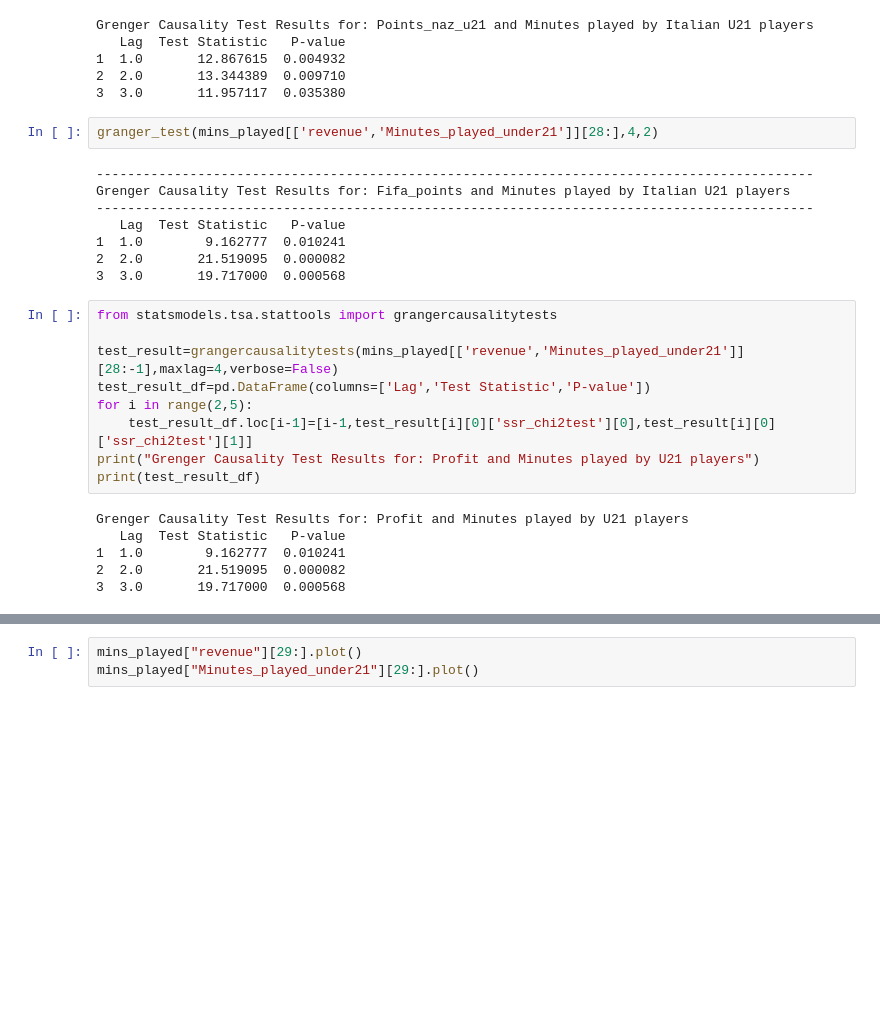
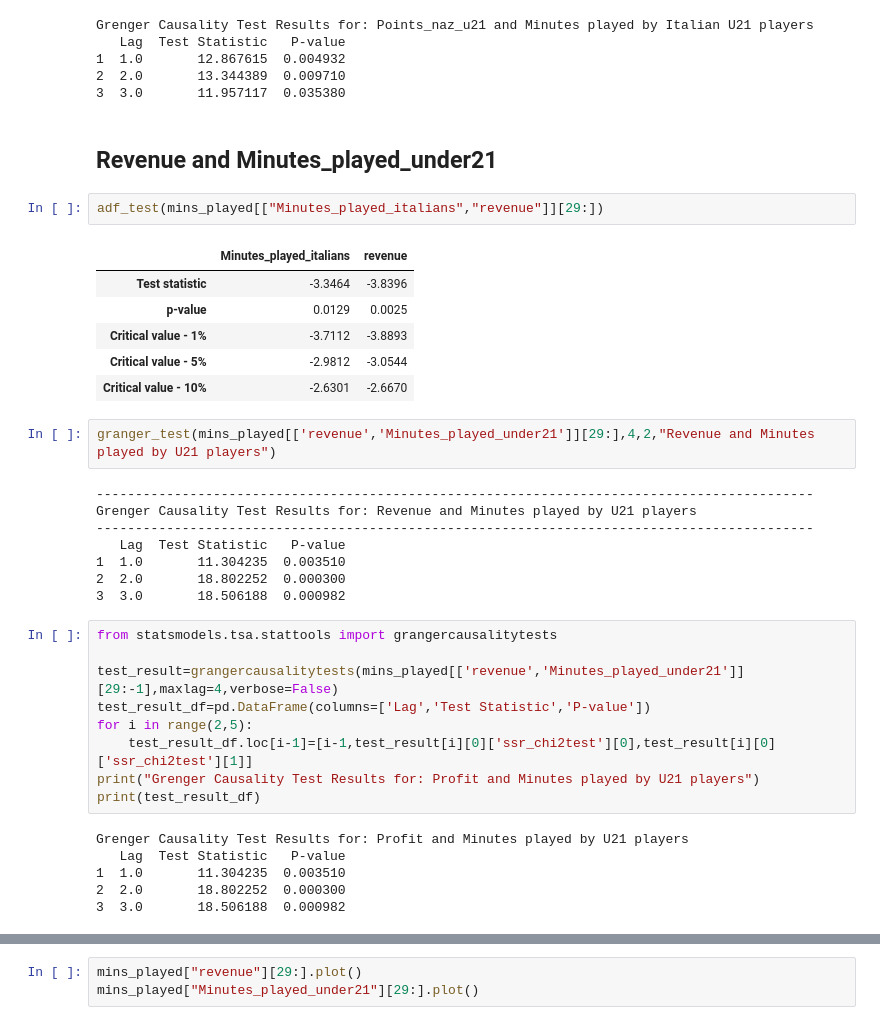
Before and after one commit to frapic98/Minutes-played-by-under-21-players-in-Serie-a, a Jupyter notebook: granger_casuality_ccn.ipynb, the cells around one changed output, grey strips where cells are left out. Cells and saved outputs as stored; diff of their text form; blank space fills up the shorter version.

```diff
--- a/granger_casuality_ccn.ipynb
+++ b/granger_casuality_ccn.ipynb
@@ -199,20 +202,31 @@ Grenger Causality Test Results for: Points_naz_u21 and Minutes played by Italian
 1  1.0       12.867615  0.004932
 2  2.0       13.344389  0.009710
 3  3.0       11.957117  0.035380
+# %% [markdown]
+## Revenue and Minutes_played_under21
+# %%
+adf_test(mins_played[["Minutes_played_italians","revenue"]][29:])
+# %% [output]
+|  | Minutes_played_italians | revenue |
+| Test statistic | -3.3464 | -3.8396 |
+| p-value | 0.0129 | 0.0025 |
+| Critical value - 1% | -3.7112 | -3.8893 |
+| Critical value - 5% | -2.9812 | -3.0544 |
+| Critical value - 10% | -2.6301 | -2.6670 |
 # %%
-granger_test(mins_played[['revenue','Minutes_played_under21']][28:],4,2)
+granger_test(mins_played[['revenue','Minutes_played_under21']][29:],4,2,"Revenue and Minutes played by U21 players")
 # %% [output]
 --------------------------------------------------------------------------------------------
-Grenger Causality Test Results for: Fifa_points and Minutes played by Italian U21 players
+Grenger Causality Test Results for: Revenue and Minutes played by U21 players
 --------------------------------------------------------------------------------------------
    Lag  Test Statistic   P-value
-1  1.0        9.162777  0.010241
-2  2.0       21.519095  0.000082
-3  3.0       19.717000  0.000568
+1  1.0       11.304235  0.003510
+2  2.0       18.802252  0.000300
+3  3.0       18.506188  0.000982
 # %%
 from statsmodels.tsa.stattools import grangercausalitytests
 
-test_result=grangercausalitytests(mins_played[['revenue','Minutes_played_under21']][28:-1],maxlag=4,verbose=False)
+test_result=grangercausalitytests(mins_played[['revenue','Minutes_played_under21']][29:-1],maxlag=4,verbose=False)
 test_result_df=pd.DataFrame(columns=['Lag','Test Statistic','P-value'])
 for i in range(2,5):
     test_result_df.loc[i-1]=[i-1,test_result[i][0]['ssr_chi2test'][0],test_result[i][0]['ssr_chi2test'][1]]
@@ -221,9 +235,9 @@ print(test_result_df)
 # %% [output]
 Grenger Causality Test Results for: Profit and Minutes played by U21 players
    Lag  Test Statistic   P-value
-1  1.0        9.162777  0.010241
-2  2.0       21.519095  0.000082
-3  3.0       19.717000  0.000568
+1  1.0       11.304235  0.003510
+2  2.0       18.802252  0.000300
+3  3.0       18.506188  0.000982
 # %%
 from statsmodels.tsa.stattools import ccf
 
```
Also changed, not shown: parts of 7 cells of this notebook, 1 other file.
